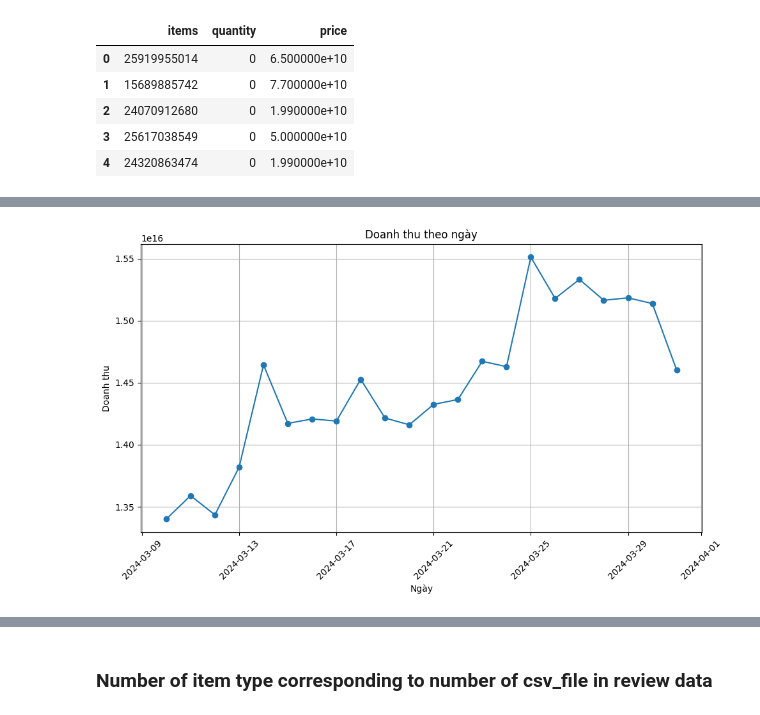
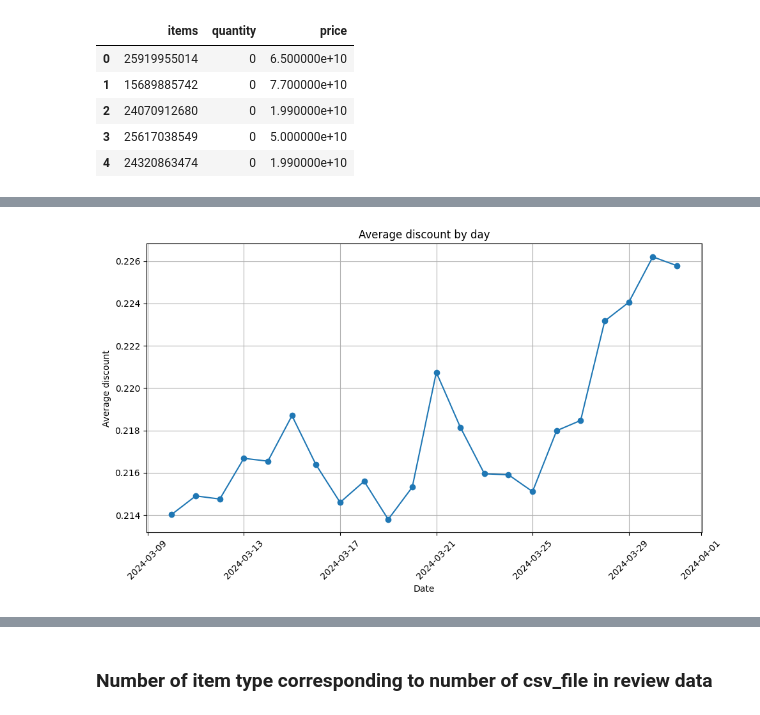
Before and after one commit to ntrami/DataGenius-Test, a Jupyter notebook: datagenius-test.ipynb, the cells around one changed output, grey strips where cells are left out. Saved outputs shown, nothing was run; the diff lists cells and outputs as text; code cells hidden in the pictures.

```diff
--- a/datagenius-test.ipynb
+++ b/datagenius-test.ipynb
@@ -44,0 +40,2 @@ dtype: float64
+# %%
+shopeeDf['discount'] = shopeeDf['discount'].fillna('0%')
@@ -172,0 +192,3 @@ top_5least_sold_item
+# %%
+shopeeDf['discount'] = shopeeDf['discount'].apply(lambda x: float(str(x).rstrip('%')) / 100 if isinstance(x, str) else x)
+shopeeDf.head()
@@ -172,0 +202,3 @@ top_5least_sold_item
+# %%
+shopeeDf['revenue'] = shopeeDf['historical_sold'] * shopeeDf['price']*(1-shopeeDf['discount'])
+shopeeDf
@@ -211,3 +233,0 @@ Name: historical_sold, dtype: int64
-# %%
-shopeeDf['revenue'] = shopeeDf['historical_sold'] * shopeeDf['price']
-shopeeDf
@@ -246,15 +234,15 @@ plt.show()
 # %%
-# Nhóm theo ngày và tính tổng doanh thu
-grouped_df = shopeeDf.groupby('Date')['revenue'].sum().reset_index()
+discount_by_date = shopeeDf.groupby('Date')['discount'].mean().reset_index()
 
+# Vẽ biểu đồ
 plt.figure(figsize=(10, 6))
-plt.plot(grouped_df['Date'], grouped_df['revenue'], marker='o', linestyle='-')
-plt.title('Doanh thu theo ngày')
-plt.xlabel('Ngày')
-plt.ylabel('Doanh thu')
+plt.plot(discount_by_date['Date'], discount_by_date['discount'], marker='o', linestyle='-')
+plt.title('Average discount by day')
+plt.xlabel('Date')
+plt.ylabel('Average discount')
 plt.grid(True)
 plt.xticks(rotation=45)
 plt.tight_layout()
 plt.show()
 # %% [output]
-[figure, old version]
+[figure, new version]
```
Also changed, not shown: parts of 23 cells of this notebook.
